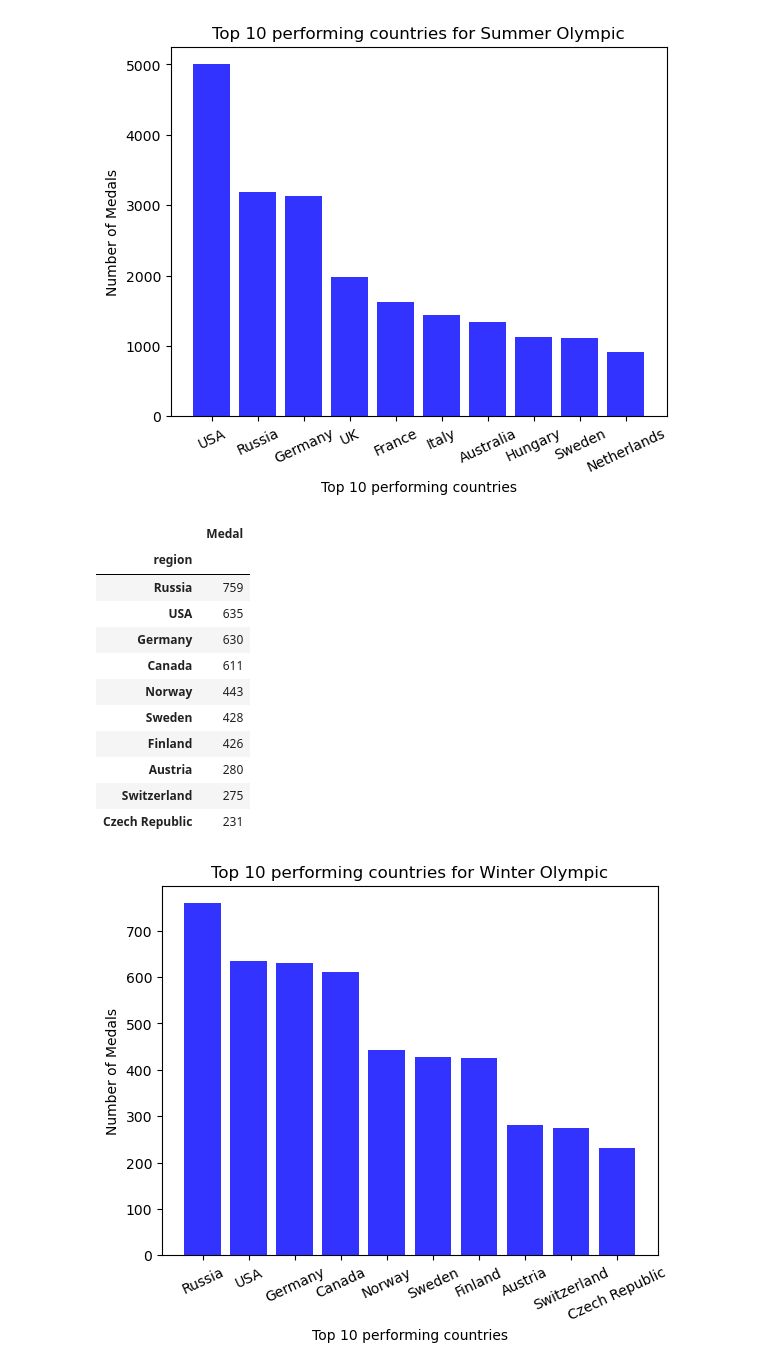
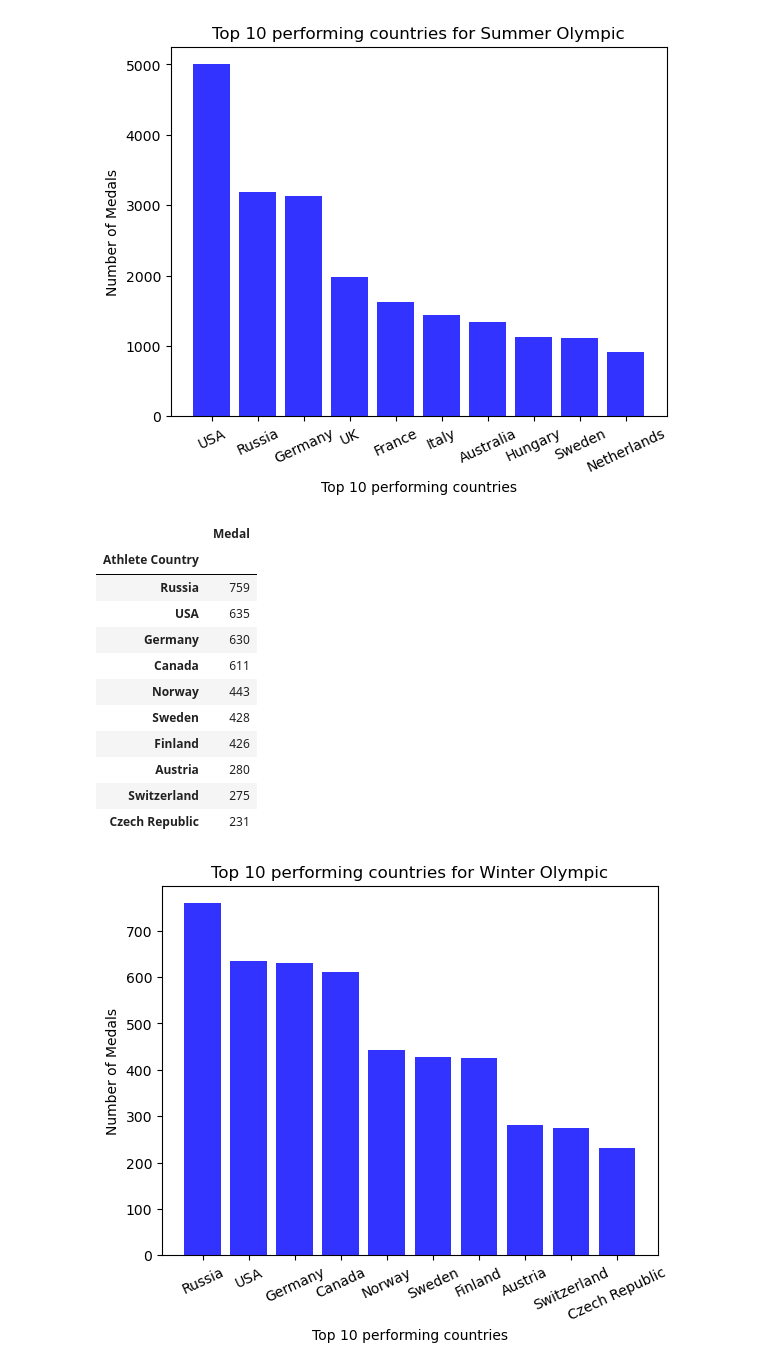
Before and after one commit to soumyaranjanswaincan/Olympic-Data-Analysis, a Jupyter notebook: analysis.ipynb, the cells around one changed output. Drawn from its saved outputs; the diff is of its cells as text; code cells hidden in the pictures.

```diff
--- a/analysis.ipynb
+++ b/analysis.ipynb
@@ -151,12 +153,12 @@ plt.show()
 # %%
 #winter top performing countries
 winter_df = pd.DataFrame(merge_df.loc[merge_df["Season"]=="Winter",:])
-wintermetals_per_country = winter_df.groupby(["region"])['Medal'].count()
+wintermetals_per_country = winter_df.groupby(["Athlete Country"])['Medal'].count()
 top_10_wintercountries = pd.DataFrame(wintermetals_per_country).sort_values("Medal",ascending= False).head(10)
 top_10_wintercountries
 # %% [output]
 |  | Medal |
-| region |  |
+| Athlete Country |  |
 | Russia | 759 |
 | USA | 635 |
 | Germany | 630 |
```
Also changed, not shown: parts of 6 cells of this notebook.
